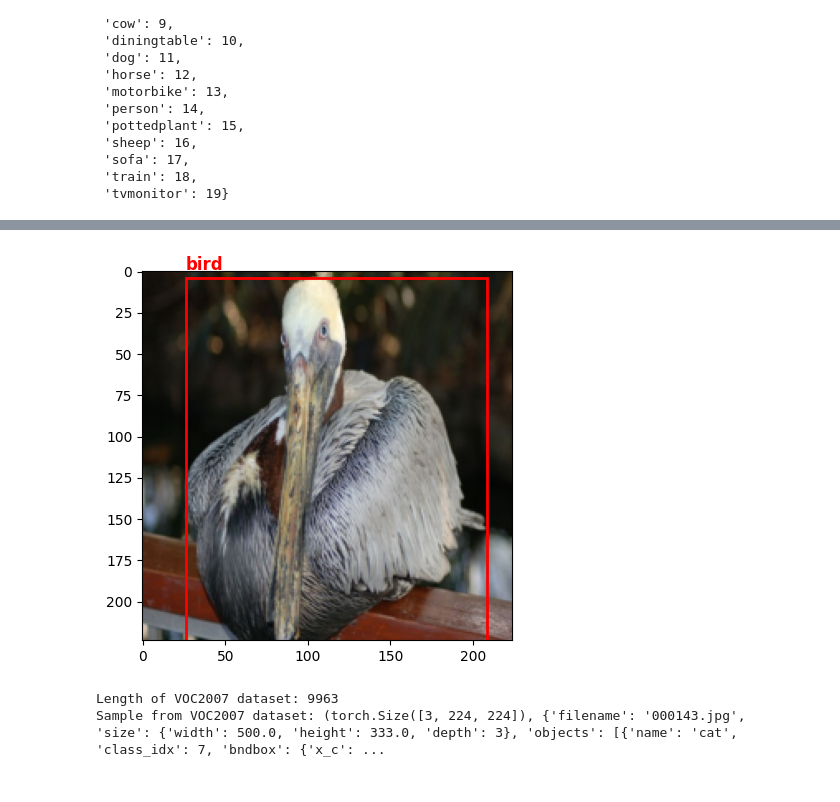
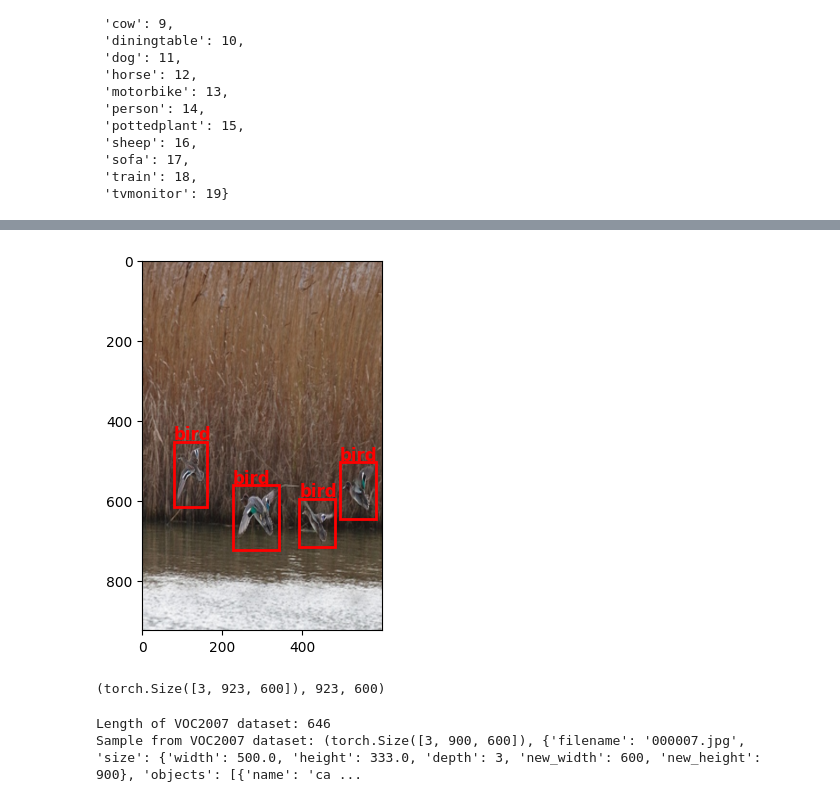
Before and after one commit to 0Curious0/faster-rcnn-resnet-pytorch, a Jupyter notebook: notebooks/data_preperation.ipynb, the cells around one changed output, grey strips where cells are left out. Drawn from its saved outputs; the diff is of its cells as text; code cells hidden in the pictures.

```diff
--- a/notebooks/data_preperation.ipynb
+++ b/notebooks/data_preperation.ipynb
@@ -64,0 +63,10 @@ voc2007_img_paths_list = list(voc2007_img_path.glob("*.jpg"))
+# %%
+voc2007_trainval = voc2007_path / "ImageSets" / "Layout" / "trainval.txt"
+voc2012_trainval = voc2012_path / "ImageSets" / "Layout" / "trainval.txt"
+
+with open(voc2007_trainval, "r") as f:
+    voc2007_img_paths_train = [voc2007_img_path / (line.strip() + ".jpg") for line in f.readlines()]
+with open(voc2012_trainval, "r") as f:
+    voc2012_img_paths_train = [voc2012_img_path / ((line.strip()).split(" ")[0] + ".jpg") for line in f.readlines()]
+
+voc2007_img_paths_train, voc2012_img_paths_train
@@ -118,26 +167,26 @@ def plot_image_with_annotations(img_array, annotation_dict, img_width=None, img_
         img_height = annotation_dict["size"]["height"]
 
     for obj in annotation_dict["objects"]:
-        x_c = obj["bndbox"]["x_c"]*img_width
-        y_c = obj["bndbox"]["y_c"]*img_height
-        width = obj["bndbox"]["width"]*img_width
-        height = obj["bndbox"]["height"]*img_height
+        x_min = obj["bndbox"]["x_min"]*img_width
+        y_min = obj["bndbox"]["y_min"]*img_height
+        x_max = obj["bndbox"]["x_max"]*img_width
+        y_max = obj["bndbox"]["y_max"]*img_height
 
-        xmin = x_c - (width / 2)
-        ymin = y_c - (height / 2)
+        width = x_max - x_min
+        height = y_max - y_min
 
-        rect = patches.Rectangle((xmin, ymin), width, height, linewidth=2, edgecolor='r', facecolor='none')
+        rect = patches.Rectangle((x_min, y_min), width, height, linewidth=2, edgecolor='r', facecolor='none')
         ax.add_patch(rect)
 
-        ax.text(xmin, ymin - 5, obj["name"], color='r', fontsize=12, weight='bold')
+        ax.text(x_min, y_min - 5, obj["name"], color='r', fontsize=12, weight='bold')
 
     plt.show()
 # %%
 import random
 from PIL import Image
 
-idx = random.randint(0, len(voc2007_img_paths_list))
-random_img_path = voc2007_img_paths_list[idx]
+idx = random.randint(0, len(voc2007_img_paths_train)-1)
+random_img_path = voc2007_img_paths_train[idx]
 random_annotation_path = voc2007_path / "Annotations" / (random_img_path.stem + ".xml")
 
 print(random_img_path)
@@ -161,7 +209,0 @@ plot_image_with_annotations(img_array, annotation_dict)
-# %%
-from torchvision import transforms
-
-transform = transforms.Compose([
-    transforms.Resize((224, 224)),
-    transforms.ToTensor(),
-])
@@ -168,9 +265,10 @@ transform = transforms.Compose([
 # %%
-transformed_img = transform(img)
-
-plot_image_with_annotations(transformed_img.permute(1, 2, 0).numpy(), annotation_dict, img_width=transformed_img.shape[2], img_height=transformed_img.shape[1])
+transformed_img, transformed_annotation_dict = transform(img, annotation_dict)
+plot_image_with_annotations(transformed_img.permute(1, 2, 0).numpy(), transformed_annotation_dict, img_width=transformed_annotation_dict["size"]["new_width"], img_height=transformed_annotation_dict["size"]["new_height"])
+transformed_img.shape, transformed_annotation_dict["size"]["new_height"], transformed_annotation_dict["size"]["new_width"]
 # %% [output]
-[figure, old version]
+[figure, new version]
+(torch.Size([3, 923, 600]), 923, 600)
 # %%
 from torch.utils.data import Dataset
 
@@ -194,9 +292,9 @@ class VOCDataset(Dataset):
 
         return img, annotation_dict
 # %%
-voc2007_dataset = VOCDataset(voc2007_img_paths_list, transform=transform)
-print(f"Length of VOC2007 dataset: {len(voc2007_dataset)}")
-print(f"Sample from VOC2007 dataset: {voc2007_dataset[1][0].shape, voc2007_dataset[1][1]}")
+voc2007_dataset_train = VOCDataset(voc2007_img_paths_train, transform=transform)
+print(f"Length of VOC2007 dataset: {len(voc2007_dataset_train)}")
+print(f"Sample from VOC2007 dataset: {voc2007_dataset_train[1][0].shape, voc2007_dataset_train[1][1]}")
 # %% [output]
-Length of VOC2007 dataset: 9963
-Sample from VOC2007 dataset: (torch.Size([3, 224, 224]), {'filename': '000143.jpg', 'size': {'width': 500.0, 'height': 333.0, 'depth': 3}, 'objects': [{'name': 'cat', 'class_idx': 7, 'bndbox': {'x_c': ...
+Length of VOC2007 dataset: 646
+Sample from VOC2007 dataset: (torch.Size([3, 900, 600]), {'filename': '000007.jpg', 'size': {'width': 500.0, 'height': 333.0, 'depth': 3, 'new_width': 600, 'new_height': 900}, 'objects': [{'name': 'ca ...
```
Also changed, not shown: parts of 13 cells of this notebook, 5 other files.
